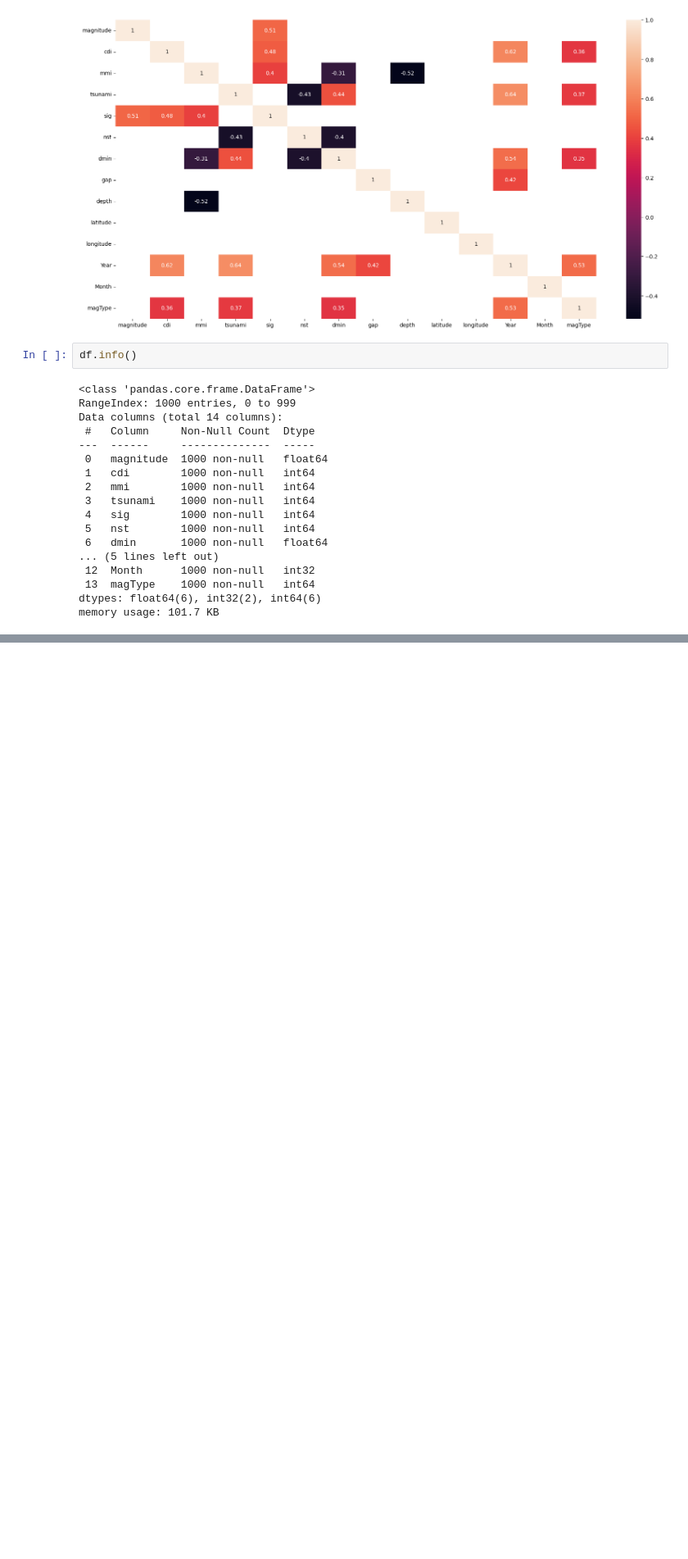
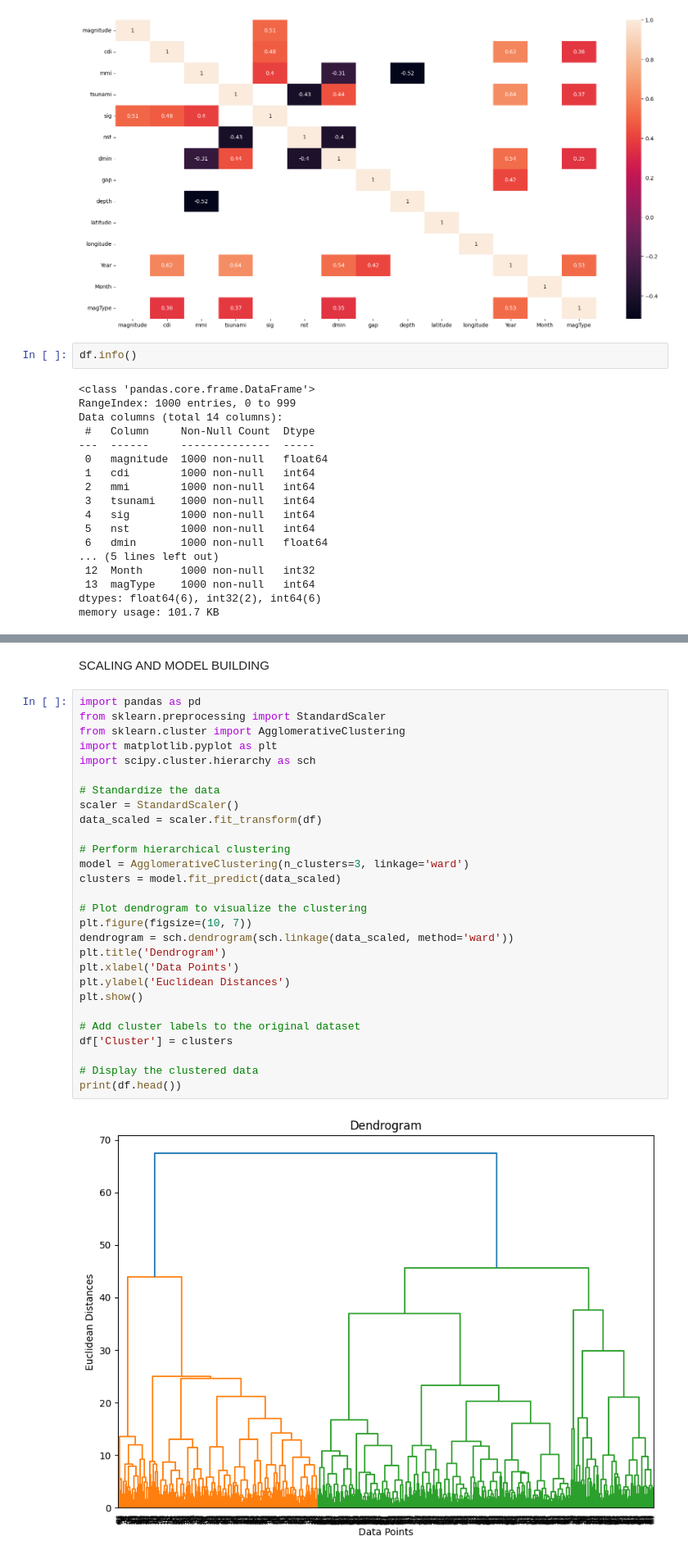
Before and after one commit to CristianLLDev/talentotech, a Jupyter notebook: Proyecto Final Regresion Logistica Terremotos/Proyecto_final_Bootcam_IA_Integrador_Terremotos_Cristian_Llanten.ipynb, the cells around one changed output, grey strips where cells are left out. Shown at 82% size. Drawn from its saved outputs; the diff is of its cells as text; blank space fills up the shorter version.

```diff
--- a/Proyecto Final Regresion Logistica Terremotos/Proyecto_final_Bootcam_IA_Integrador_Terremotos_Cristian_Llanten.ipynb
+++ b/Proyecto Final Regresion Logistica Terremotos/Proyecto_final_Bootcam_IA_Integrador_Terremotos_Cristian_Llanten.ipynb
@@ -355,0 +372,32 @@ weighted avg       1.00      1.00      1.00       300
+# %% [markdown]
+SCALING AND MODEL BUILDING
+# %%
+import pandas as pd
+from sklearn.preprocessing import StandardScaler
+from sklearn.cluster import AgglomerativeClustering
+import matplotlib.pyplot as plt
+import scipy.cluster.hierarchy as sch
+
+# Standardize the data
+scaler = StandardScaler()
+data_scaled = scaler.fit_transform(df)
+
+# Perform hierarchical clustering
+model = AgglomerativeClustering(n_clusters=3, linkage='ward')
+clusters = model.fit_predict(data_scaled)
+
+# Plot dendrogram to visualize the clustering
+plt.figure(figsize=(10, 7))
+dendrogram = sch.dendrogram(sch.linkage(data_scaled, method='ward'))
+plt.title('Dendrogram')
+plt.xlabel('Data Points')
+plt.ylabel('Euclidean Distances')
+plt.show()
+
+# Add cluster labels to the original dataset
+df['Cluster'] = clusters
+
+# Display the clustered data
+print(df.head())
+# %% [output]
+[figure, added]
```
Also changed, not shown: parts of 16 cells of this notebook, 2 other files.
